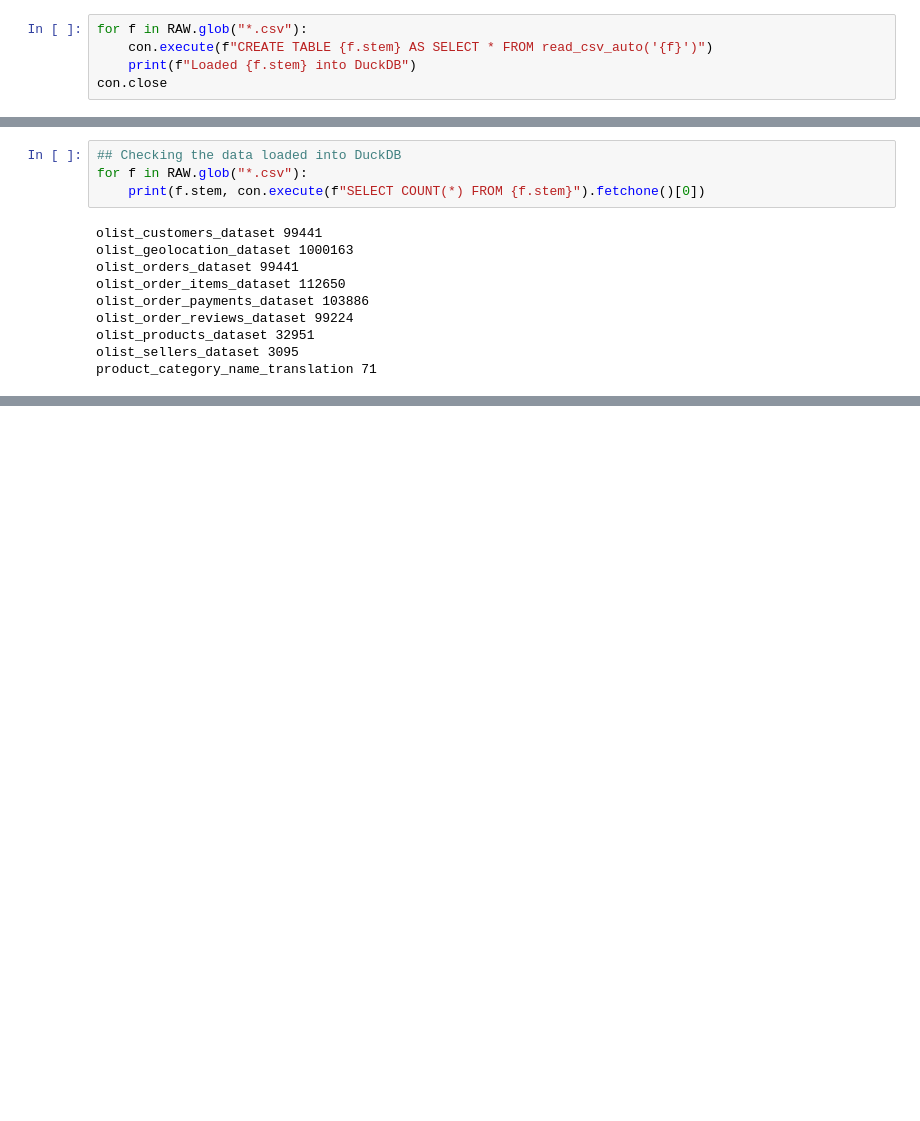
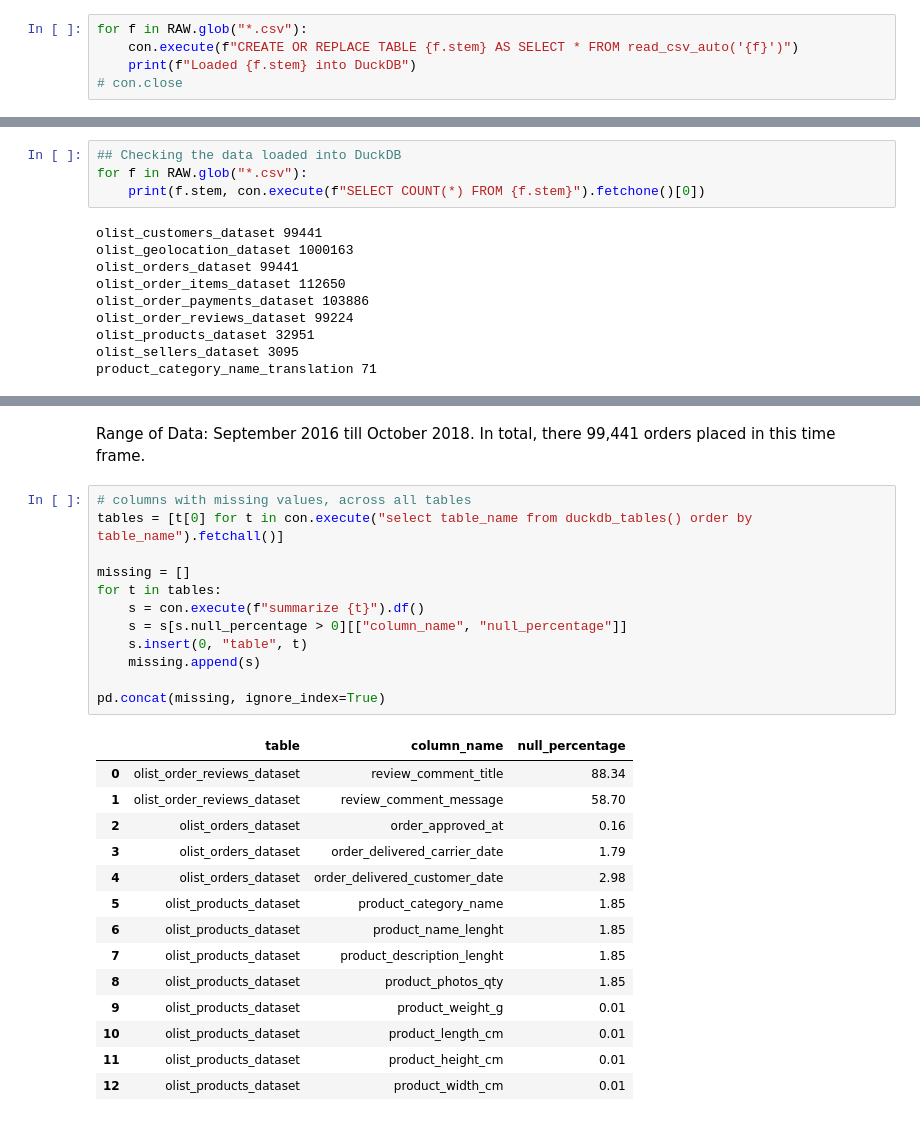
Before and after one commit to koustubhprem/elio-assessment, a Jupyter notebook: notebooks/00_load_and_explore_data.ipynb, the cells around one changed output, grey strips where cells are left out. Saved outputs shown, nothing was run; the diff lists cells and outputs as text; blank space fills up the shorter version.

```diff
--- a/notebooks/00_load_and_explore_data.ipynb
+++ b/notebooks/00_load_and_explore_data.ipynb
@@ -9,9 +10,9 @@ RAW = Path("../data/raw")
 con = duckdb.connect("../data/olist.duckdb")
 # %%
 for f in RAW.glob("*.csv"):
-    con.execute(f"CREATE TABLE {f.stem} AS SELECT * FROM read_csv_auto('{f}')")
+    con.execute(f"CREATE OR REPLACE TABLE {f.stem} AS SELECT * FROM read_csv_auto('{f}')")
     print(f"Loaded {f.stem} into DuckDB")
-con.close
+# con.close
 # %% [output]
 Loaded olist_customers_dataset into DuckDB
 Loaded olist_geolocation_dataset into DuckDB
@@ -41,0 +88,30 @@ product_category_name_translation 71
+# %% [markdown]
+Range of Data: September 2016 till October 2018.
+In total, there 99,441 orders placed in this time frame.
+# %%
+# columns with missing values, across all tables
+tables = [t[0] for t in con.execute("select table_name from duckdb_tables() order by table_name").fetchall()]
+
+missing = []
+for t in tables:
+    s = con.execute(f"summarize {t}").df()
+    s = s[s.null_percentage > 0][["column_name", "null_percentage"]]
+    s.insert(0, "table", t)
+    missing.append(s)
+
+pd.concat(missing, ignore_index=True)
+# %% [output]
+|  | table | column_name | null_percentage |
+| 0 | olist_order_reviews_dataset | review_comment_title | 88.34 |
+| 1 | olist_order_reviews_dataset | review_comment_message | 58.70 |
+| 2 | olist_orders_dataset | order_approved_at | 0.16 |
+| 3 | olist_orders_dataset | order_delivered_carrier_date | 1.79 |
+| 4 | olist_orders_dataset | order_delivered_customer_date | 2.98 |
+| 5 | olist_products_dataset | product_category_name | 1.85 |
+| 6 | olist_products_dataset | product_name_lenght | 1.85 |
+| 7 | olist_products_dataset | product_description_lenght | 1.85 |
+| 8 | olist_products_dataset | product_photos_qty | 1.85 |
+| 9 | olist_products_dataset | product_weight_g | 0.01 |
+| 10 | olist_products_dataset | product_length_cm | 0.01 |
+| 11 | olist_products_dataset | product_height_cm | 0.01 |
+| 12 | olist_products_dataset | product_width_cm | 0.01 |
```
Also changed, not shown: parts of 54 cells of this notebook.
